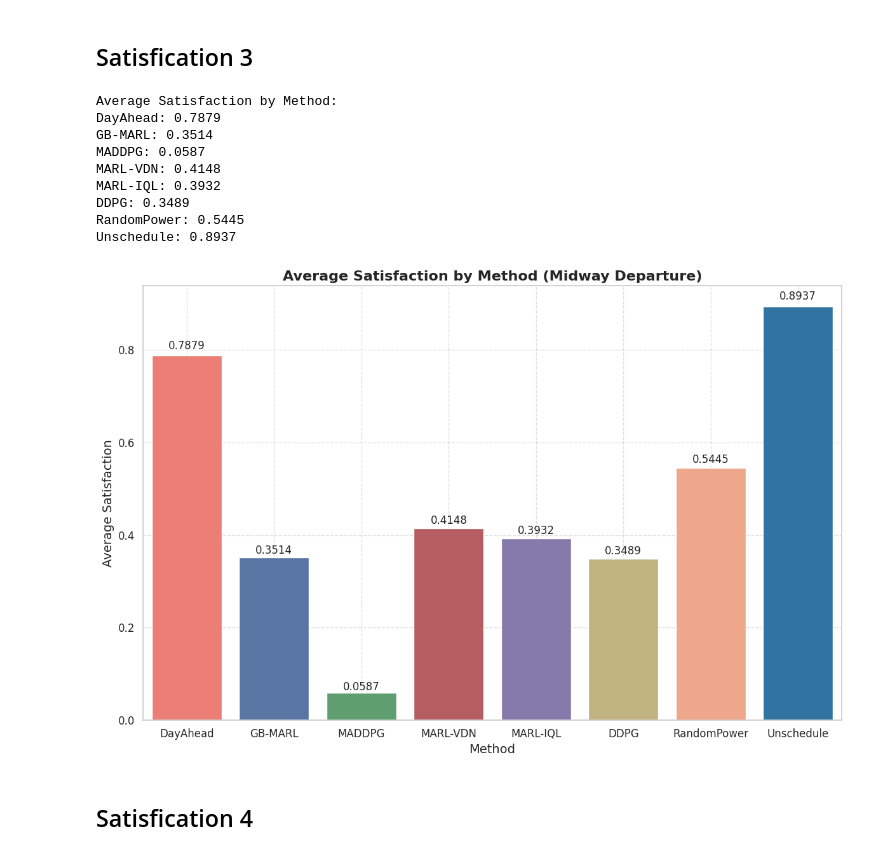
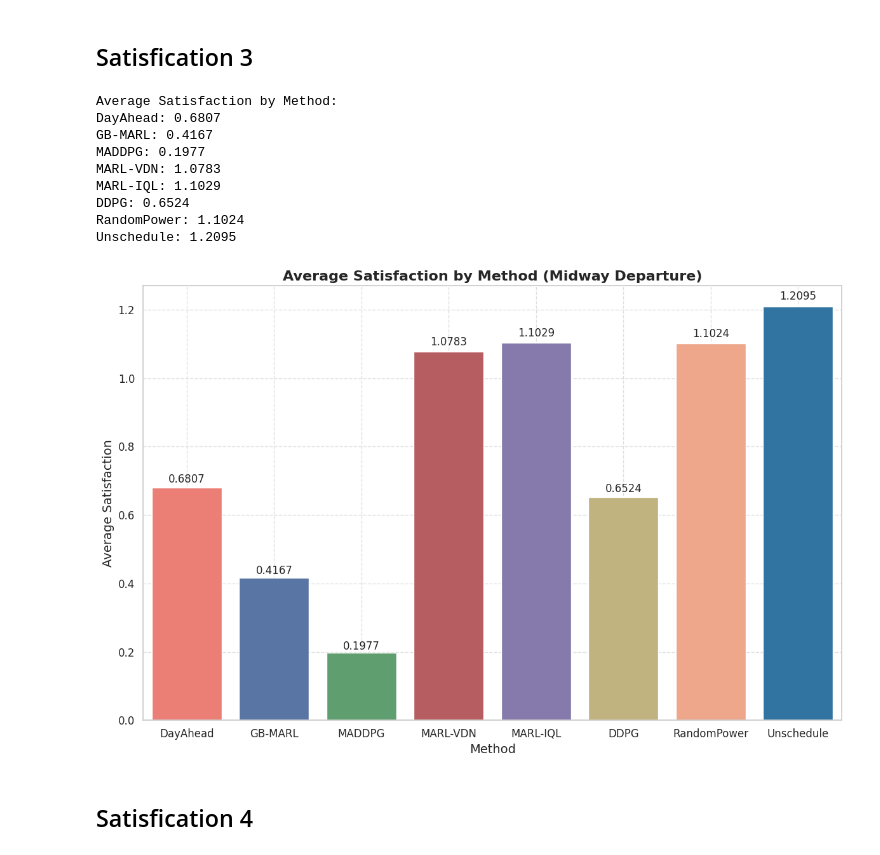
Before and after one commit to carlwang49/MY_WORK, a Jupyter notebook: Evaluation.ipynb, the cells around one changed output. Cells and saved outputs as stored; diff of their text form; code cells hidden in the pictures.

```diff
--- a/Evaluation.ipynb
+++ b/Evaluation.ipynb
@@ -736,15 +730,29 @@ DDPG_soc_file_file = DDPG_dir + test_soc_file
 Random_soc_file_file = Random_dir + soc_file
 Unschedule_soc_file_file = Unschedule_dir + soc_file
 
+charging_records_file = '/charging_records.csv'
+DayAhead_charging_record_file = DayAhead_dir + charging_records_file
+GB_MARL_charging_record_file = GB_MARL_dir + test_charging_file
+MADDPG_charging_record_file = MADDPG_dir + test_charging_file
+VDN_charging_record_file = VDN_dir + test_charging_file
+IQL_charging_record_file = IQL_dir + test_charging_file
+DDPG_charging_record_file = DDPG_dir + test_charging_file
+Random_charging_record_file = Random_dir + charging_records_file
+Unschedule_charging_record_file = Unschedule_dir + charging_records_file
+
 methods = [DayAhead_soc_file_file, GB_MARL_soc_file_file, MADDPG_soc_file_file, VDN_soc_file_file,
            IQL_soc_file_file, DDPG_soc_file_file, Random_soc_file_file, Unschedule_soc_file_file]
+
+charging_records_methods = [DayAhead_charging_record_file, GB_MARL_charging_record_file, MADDPG_charging_record_file, VDN_charging_record_file,
+                            IQL_charging_record_file, DDPG_charging_record_file, Random_charging_record_file, Unschedule_charging_record_file]
+
 method_names = ['DayAhead', 'GB-MARL', 'MADDPG', 'MARL-VDN', 'MARL-IQL', 'DDPG', 'RandomPower', 'Unschedule']
 data_frames = []
 
-for method in methods:
+for idx, method in enumerate(methods):
     df = pd.read_csv(method)
-    # print(df)
-    satisfaction = calculate_midway_satisfaction_2(df, start_datetime, end_datetime)
+    charging_records_df = pd.read_csv(charging_records_methods[idx])
+    satisfaction = calculate_midway_satisfaction_2(df, start_datetime, end_datetime, charging_records_df)
     # print(satisfaction)
     # print('-' * 50)
     data_frames.append(satisfaction)
@@ -839,15 +844,30 @@ DDPG_soc_file_file = DDPG_dir + test_soc_file
 Random_soc_file_file = Random_dir + soc_file
 Unschedule_soc_file_file = Unschedule_dir + soc_file
 
+charging_records_file = '/charging_records.csv'
+DayAhead_charging_record_file = DayAhead_dir + charging_records_file
+GB_MARL_charging_record_file = GB_MARL_dir + test_charging_file
+MADDPG_charging_record_file = MADDPG_dir + test_charging_file
+VDN_charging_record_file = VDN_dir + test_charging_file
+IQL_charging_record_file = IQL_dir + test_charging_file
+DDPG_charging_record_file = DDPG_dir + test_charging_file
+Random_charging_record_file = Random_dir + charging_records_file
+Unschedule_charging_record_file = Unschedule_dir + charging_records_file
+
 methods = [DayAhead_soc_file_file, GB_MARL_soc_file_file, MADDPG_soc_file_file, VDN_soc_file_file,
            IQL_soc_file_file, DDPG_soc_file_file, Random_soc_file_file, Unschedule_soc_file_file]
+
+charging_records_methods = [DayAhead_charging_record_file, GB_MARL_charging_record_file, MADDPG_charging_record_file, VDN_charging_record_file,
+                            IQL_charging_record_file, DDPG_charging_record_file, Random_charging_record_file, Unschedule_charging_record_file]
+
 method_names = ['DayAhead', 'GB-MARL', 'MADDPG', 'MARL-VDN', 'MARL-IQL', 'DDPG', 'RandomPower', 'Unschedule']
 data_frames = []
 
-for method in methods:
+for idx, method in enumerate(methods):
     df = pd.read_csv(method)
+    charging_records_df = pd.read_csv(charging_records_methods[idx])
     # print(df)
-    satisfaction = calculate_midway_satisfaction_3(df, start_datetime, end_datetime)
+    satisfaction = calculate_midway_satisfaction_3(df, start_datetime, end_datetime, charging_records_df)
     # print(satisfaction)
     # print('-' * 50)
     data_frames.append(satisfaction)
@@ -857,42 +877,42 @@ avg_satisfaction = [s.mean() for s in data_frames]
 
 # print the average satisfaction for each method
 print("Average Satisfaction by Method:")
 for method_name, satisfaction in zip(method_names, avg_satisfaction):
     print(f'{method_name}: {satisfaction:.4f}')
 
 sns.set(style="whitegrid")
 # plot average satisfaction bar chart
 plt.figure(figsize=(12, 8))
 bars = sns.barplot(x=method_names, y=avg_satisfaction, palette=['#FF6F61', '#4C72B0', '#55A868', '#C44E52', '#8172B3', '#CCB974', '#FFA07A', '#1F77B4'])
 
 # add labels and title
 plt.xlabel('Method', fontsize=14)
 plt.ylabel('Average Satisfaction', fontsize=14)
 plt.title(f'Average Satisfaction by Method (Midway Departure)', fontsize=16, fontweight='bold')
 plt.grid(True, linestyle='--', alpha=0.6)
 
 # display average satisfaction on top of each bar
 for bar, yval in zip(bars.patches, avg_satisfaction):
     height = bar.get_height()
     plt.text(bar.get_x() + bar.get_width()/2, height + 0.01 * height, f'{height:.4f}', ha='center', va='bottom', fontsize=12)
 
 plt.xticks(fontsize=12)
 plt.yticks(fontsize=12)
 plt.tight_layout()
 
 plt.show()
 plt.show()
 # %% [output]
 Average Satisfaction by Method:
-DayAhead: 0.7879
-GB-MARL: 0.3514
-MADDPG: 0.0587
-MARL-VDN: 0.4148
-MARL-IQL: 0.3932
-DDPG: 0.3489
-RandomPower: 0.5445
-Unschedule: 0.8937
+DayAhead: 0.6807
+GB-MARL: 0.4167
+MADDPG: 0.1977
+MARL-VDN: 1.0783
+MARL-IQL: 1.1029
+DDPG: 0.6524
+RandomPower: 1.1024
+Unschedule: 1.2095
-[figure, old version]
+[figure, new version]
 # %% [markdown]
 ## Satisfication 4
 # %%
```
Also changed, not shown: parts of 10 cells of this notebook.
